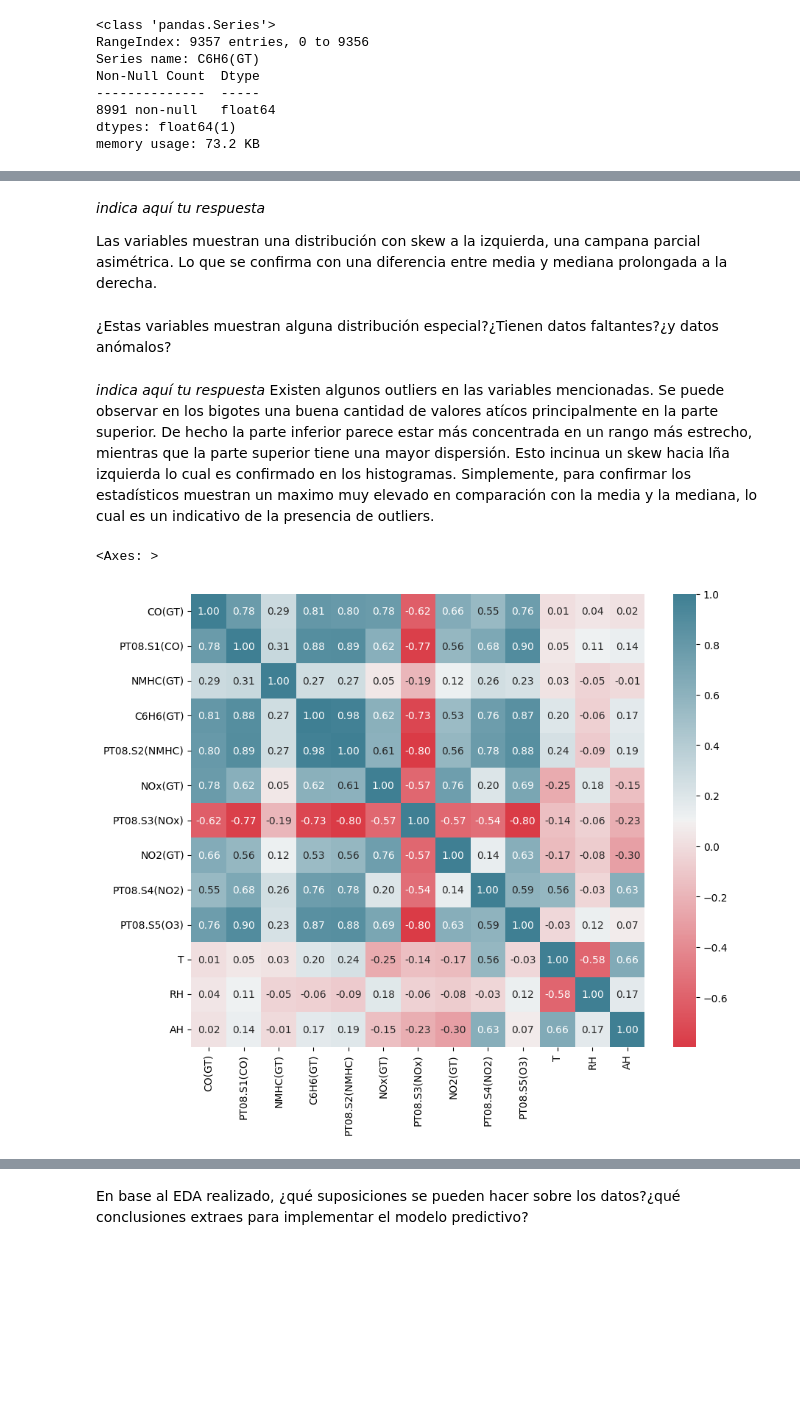
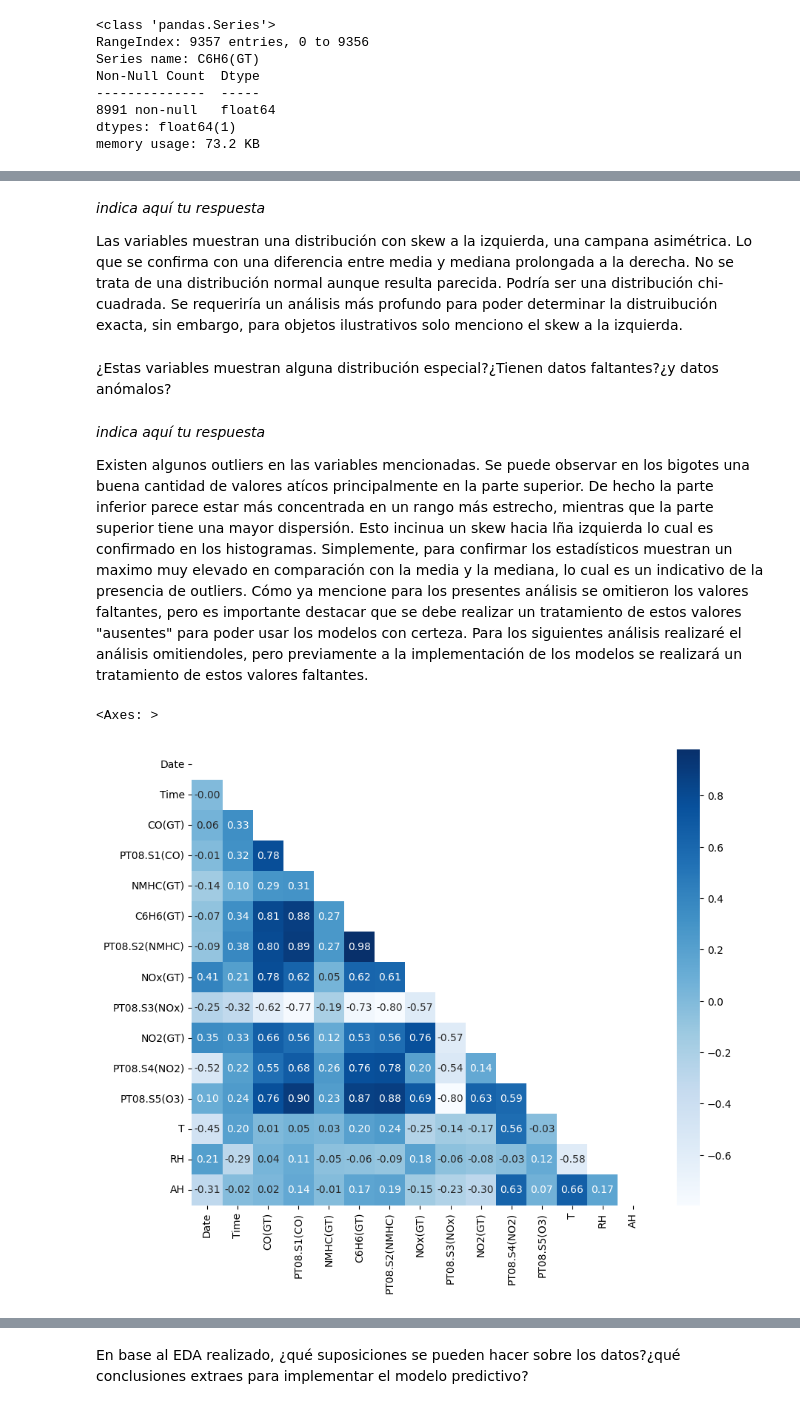
Before and after one commit to evander-aegis/activities-statistical-learning, a Jupyter notebook: Laboratorio_Actividad_1.ipynb, the cells around one changed output, grey strips where cells are left out. Cells and saved outputs as stored; diff of their text form; code cells hidden in the pictures; blank space fills up the shorter version.

```diff
--- a/Laboratorio_Actividad_1.ipynb
+++ b/Laboratorio_Actividad_1.ipynb
@@ -198,33 +204,45 @@ air_quality_dataset[cols].describe(include="all")
 # %% [markdown]
 _indica aquí tu respuesta_
 
-Las variables muestran una distribución con skew a la izquierda, una campana parcial asimétrica. Lo que se confirma con una diferencia entre media y mediana prolongada a la derecha.
+Las variables muestran una distribución con skew a la izquierda, una campana asimétrica. Lo que se confirma con una diferencia entre media y mediana prolongada a la derecha. No se trata de una distribución normal aunque resulta parecida. Podría ser una distribución chi-cuadrada. Se requeriría un análisis más profundo para poder determinar la distruibución exacta, sin embargo, para objetos ilustrativos solo menciono el skew a la izquierda.
 # %% [markdown]
 ¿Estas variables muestran alguna distribución especial?¿Tienen datos faltantes?¿y datos anómalos?
 # %% [markdown]
 _indica aquí tu respuesta_
-Existen algunos outliers en las variables mencionadas. Se puede observar en los bigotes una buena cantidad de valores atícos principalmente en la parte superior. De hecho la parte inferior parece estar más concentrada en un rango más estrecho, mientras que la parte superior tiene una mayor dispersión. Esto incinua un skew hacia lña izquierda lo cual es confirmado en los histogramas. Simplemente, para confirmar los estadísticos muestran un maximo muy elevado en comparación con la media y la mediana, lo cual es un indicativo de la presencia de outliers.
+
+
+Existen algunos outliers en las variables mencionadas. Se puede observar en los bigotes una buena cantidad de valores atícos principalmente en la parte superior. De hecho la parte inferior parece estar más concentrada en un rango más estrecho, mientras que la parte superior tiene una mayor dispersión. Esto incinua un skew hacia lña izquierda lo cual es confirmado en los histogramas. Simplemente, para confirmar los estadísticos muestran un maximo muy elevado en comparación con la media y la mediana, lo cual es un indicativo de la presencia de outliers. Cómo ya mencione para los presentes análisis se omitieron los valores faltantes, pero es importante destacar que se debe realizar un tratamiento de estos valores "ausentes" para poder usar los modelos con certeza. Para los siguientes análisis realizaré el análisis omitiendoles, pero previamente a la implementación de los modelos se realizará un tratamiento de estos valores faltantes.
 # %%
 ## ¿cómo son las correlaciones entre las variables del dataset?
 import seaborn as sns
 from  sklearn.impute import SimpleImputer
 
+#Voy a linealizar la hora y sustituir la fecha por un entero.
+time_stamp=pd.to_datetime(air_quality_dataset["Time"], format="%H.%M.%S")
+air_quality_dataset["Time"]= time_stamp.dt.hour * 360 +time_stamp.dt.minute *60 +time_stamp.dt.second
+
+# similar con el día
+base_date=pd.to_datetime("1977-01-01")
+air_quality_dataset["Date"] = (pd.to_datetime(air_quality_dataset["Date"], format="%d/%m/%Y")-base_date).dt.days
+
 air_quality_dataset = air_quality_dataset.select_dtypes(include=["number"])
 
+# realizo un tratamiento de faltantes usando la media.
 imputer = SimpleImputer(strategy="median")
 air_quality_dataset = pd.DataFrame(imputer.fit_transform(air_quality_dataset), columns=air_quality_dataset.columns, index=air_quality_dataset.index)
 
 correlation_matrix = air_quality_dataset.corr(method="pearson")
 
 f, ax = plt.subplots(figsize=(10, 8))
 sns.heatmap(correlation_matrix,
     annot=True,
     fmt=".2f",
-    cmap=sns.diverging_palette(10, 220, as_cmap=True),
+    cmap='Blues',
     square=True,
+            mask = np.triu(np.ones_like(correlation_matrix, dtype=bool)),
     ax=ax)
 # %% [output]
 <Axes: >
-[figure, old version]
+[figure, new version]
 # %% [markdown]
 _indica aquí tu respuesta_
```
Also changed, not shown: parts of 33 cells of this notebook.
